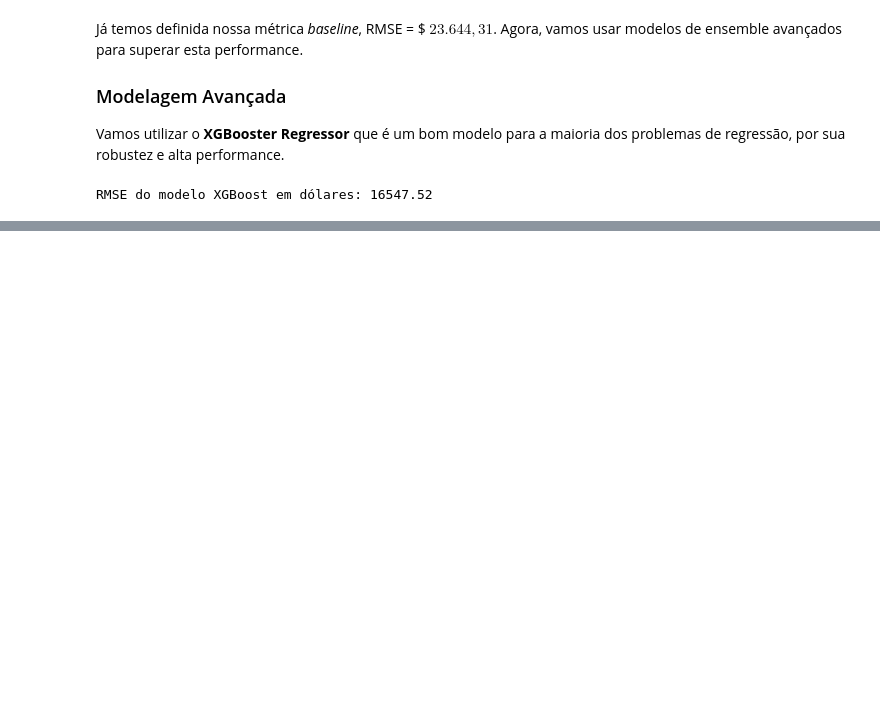
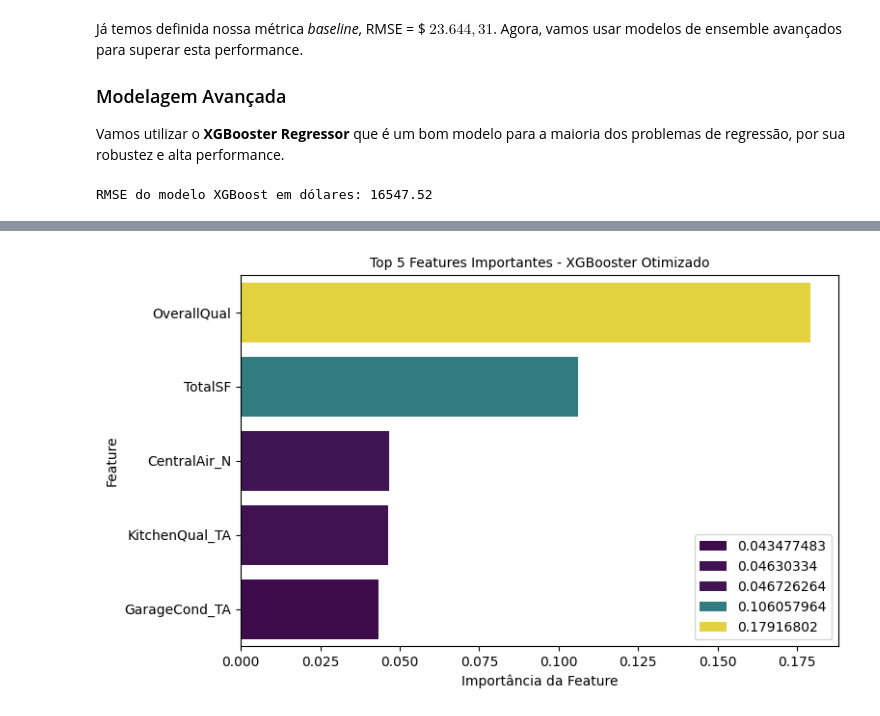
Before and after one commit to Joedson-P/house-price-predict, a Jupyter notebook: notebooks/01_feature_engineering_and_regression.ipynb, the cells around one changed output, grey strips where cells are left out. Cells and saved outputs as stored; diff of their text form; code cells hidden in the pictures; blank space fills up the shorter version.

Commit message:
final: Projeto de Regressao concluido. XGBoost otimizado com RMSE de 14046.04, Feature Importance analisada e modelo serializado.

```diff
--- a/notebooks/01_feature_engineering_and_regression.ipynb
+++ b/notebooks/01_feature_engineering_and_regression.ipynb
@@ -307,0 +325,26 @@ RMSE do modelo XGBoost em dólares: 16547.52
+# %%
+from sklearn.model_selection import GridSearchCV
+
+# Definindo os parâmetros para o Grid Search
+params = {
+    'n_estimators': [100, 200, 300],
+    'learning_rate': [0.03, 0.05, 0.1],
+    'max_depth': [3, 5, 7],
+    'subsample': [0.7, 0.9, 1.0]
+}
+
+xgb_model = xgb.XGBRegressor(random_state=42)
+
+# Configurando o Grid Search
+grid_search = GridSearchCV(
+    xgb_model,
+    param_grid=params,
+    scoring='neg_mean_squared_error',
+    cv=5,
+    verbose=1,
+    n_jobs=-1
+)
+
+# Executando o Grid Search
+grid_search.fit(X_train_final, y_train)
+print(f"Melhores parâmetros encontrados: {grid_search.best_params_}")
@@ -307,0 +363,7 @@ RMSE do modelo XGBoost em dólares: 16547.52
+# %%
+# Avaliando o melhor modelo encontrado pelo Grid Search
+xgb_model_optimized = grid_search.best_estimator_
+
+y_train_pred_optimized = xgb_model_optimized.predict(X_train_final)
+rmse_xgb_optimized = np.sqrt(mean_squared_error(np.expm1(y_train), np.expm1(y_train_pred_optimized)))
+print(f"RMSE do modelo XGBoost otimizado em dólares: {rmse_xgb_optimized:.2f}")
@@ -307,0 +387,14 @@ RMSE do modelo XGBoost em dólares: 16547.52
+# %%
+# extraindo as principais features do modelo otimizado
+feature_importances = pd.Series(xgb_model_optimized.feature_importances_, index=X_train_final.columns)
+feature_importances = feature_importances.sort_values(ascending=False)
+
+# plotando as 5 principais features
+plt.figure(figsize=(8, 5))
+sns.barplot(x=feature_importances.head(5).values, y=feature_importances.head(5).index, palette='viridis', hue=feature_importances.head(5).values)
+plt.title('Top 5 Features Importantes - XGBooster Otimizado', fontsize=10)
+plt.xlabel('Importância da Feature')
+plt.ylabel('Feature')
+plt.show()
+# %% [output]
+[figure, added]
```
Also changed, not shown: parts of 10 cells of this notebook, 1 other file.
